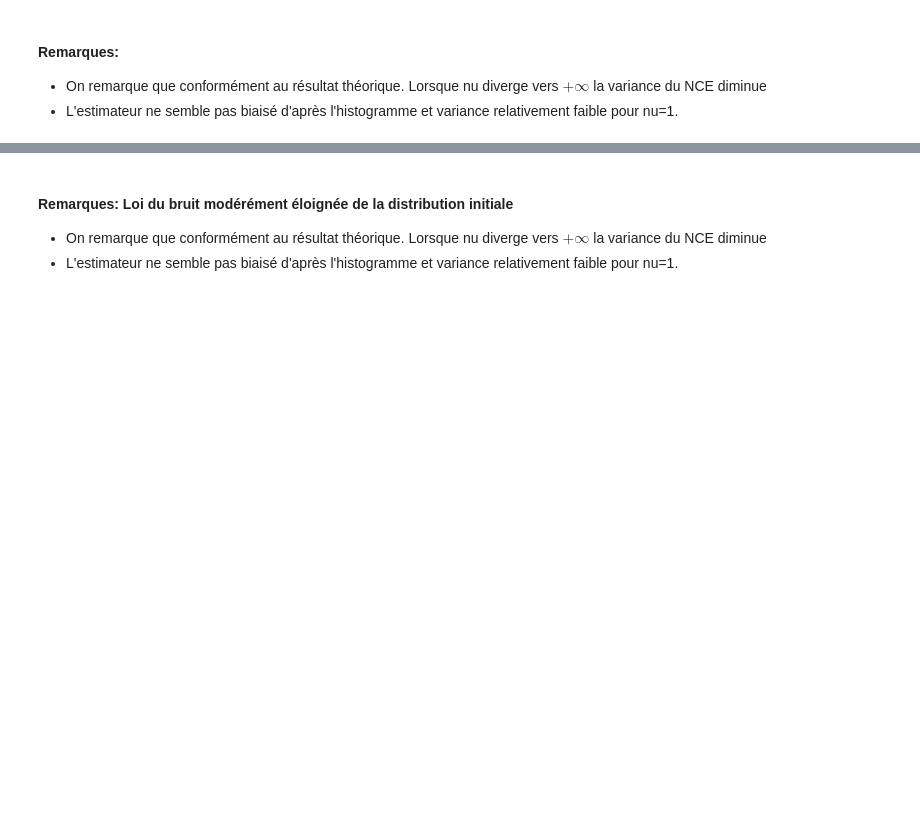
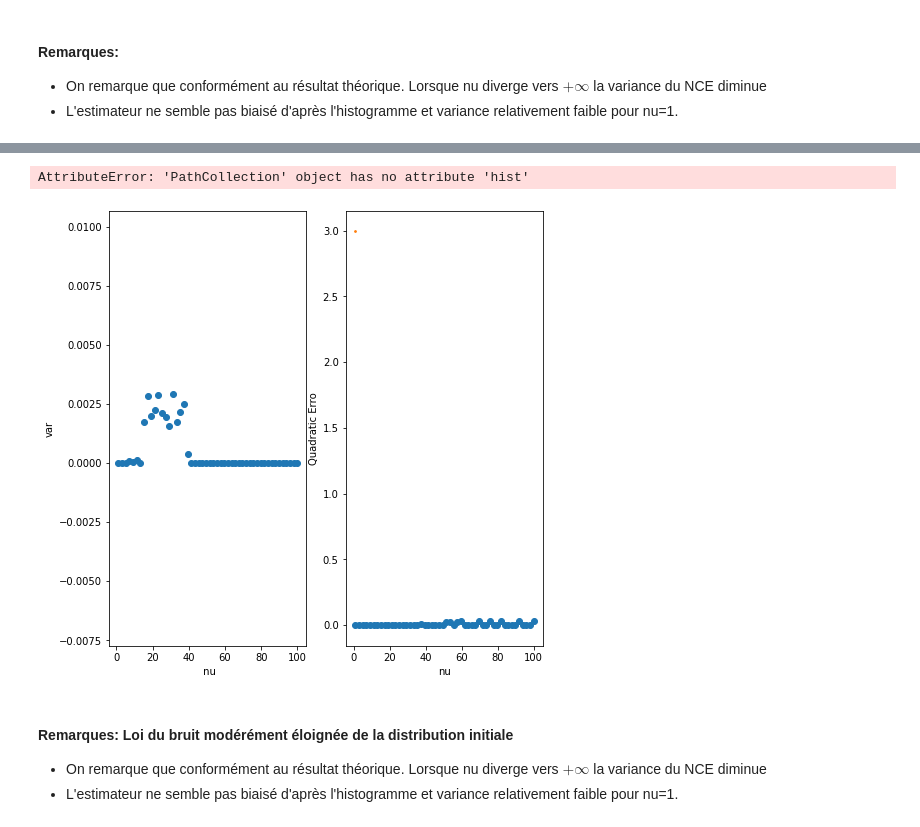
Before and after one commit to alakachr/NCE_GAN, a Jupyter notebook: NCE_GAN.ipynb, the cells around one changed output, grey strips where cells are left out. Cells and saved outputs as stored; diff of their text form; code cells hidden in the pictures; blank space fills up the shorter version.

```diff
--- a/NCE_GAN.ipynb
+++ b/NCE_GAN.ipynb
@@ -199,7 +232,7 @@ print( " nombres d'iterations ", len(grad.ctes))
 # %%
 ##NCE Variance en fonction de nu
-mupo = 0.5
-sigmapo = 1
+mupo = 5
+sigmapo = 7
 batch_size=100
 X = random.normal(mupo, sigmapo, 1000)
 x_batches = np.reshape(X, (10, batch_size))
@@ -208,19 +241,19 @@ x_batches = np.reshape(X, (10, batch_size))
 x= np.linspace(1,100,num=50)
 
 ctes=[]
-C=[]
-V=[]
+C3=[]
+V3=[]
 
-for i in range(len(x)):
+for i in x:
 
     for j in range(10):
 
-        grad = NCEDescent(x_batches,mupo, sigmapo,mu_init = 5, sigma_init= 7, cte_init = 3, learning_rate = [0.01,0.01], max_iters = 200, nu =x[i])
+        grad = NCEDescent1D(x_batches,mupo, sigmapo,mu_init = 5, sigma_init= 7, cte_init = 5, learning_rate = [0.01,0.01], max_iters = 200, nu =i )
         #print(grad.m0)
         ctes.append(grad.cte)
 
-    C.append(np.mean(grad.cte))
-    V.append(np.var(ctes))
+    C3.append(np.mean((np.array(ctes)-1/(sqrt(2*pi)*sigmapo))**2))
+    V3.append(np.var(ctes))
     ctes = []
 
 #print(ctes)
@@ -236,5 +269,5 @@ x_batches = np.reshape(X, (10, batch_size))
 H = []
 
 for i in range (50):
-    grad = NCEDescent1D(x_batches,mupo, sigmapo,mu_init = 5, sigma_init= 7, cte_init = 3, learning_rate = [0.01,0.01], max_iters = 500, nu = 1)
+    grad = NCEDescent1D(x_batches,mupo, sigmapo,mu_init = 5, sigma_init= 7, cte_init = 5, learning_rate = [0.01,0.01], max_iters = 500, nu = 1)
     H.append(grad.cte)
@@ -253,3 +274,21 @@ plt.hist(H)
+# %%
+## plot:
+fig= plt.figure(figsize=(12,8))
+
+ax1= plt.subplot(1,3,1)
+ax1.scatter(x,V)
+ax1.set(xlabel=" nu",ylabel="var")
+
+ax2=plt.subplot(1,3,2)
+ax2.scatter(x,C)
+ax2.set(xlabel='nu',ylabel='Quadratic Erro')
+
+ax3= plt.scatter(1,3,3)
+ax3.hist(H)
+ax3.set(ylabel='Valeur constante')
+# %% [output]
+AttributeError: 'PathCollection' object has no attribute 'hist'
+[figure, added]
 # %% [markdown]
 #### Remarques: Loi du bruit modérément éloignée de la distribution initiale
  * On remarque que conformément au résultat théorique. Lorsque nu diverge vers $+\infty$ la variance du NCE diminue
```
Also changed, not shown: parts of 21 cells of this notebook, 1 other file.
